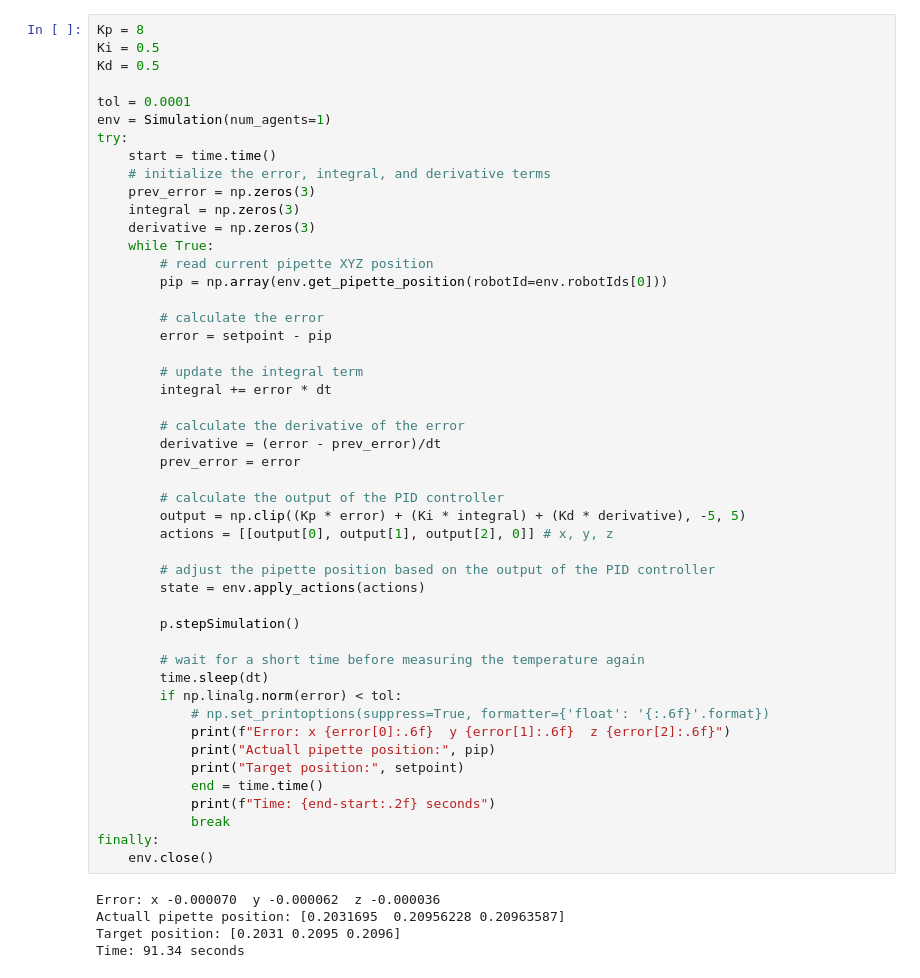
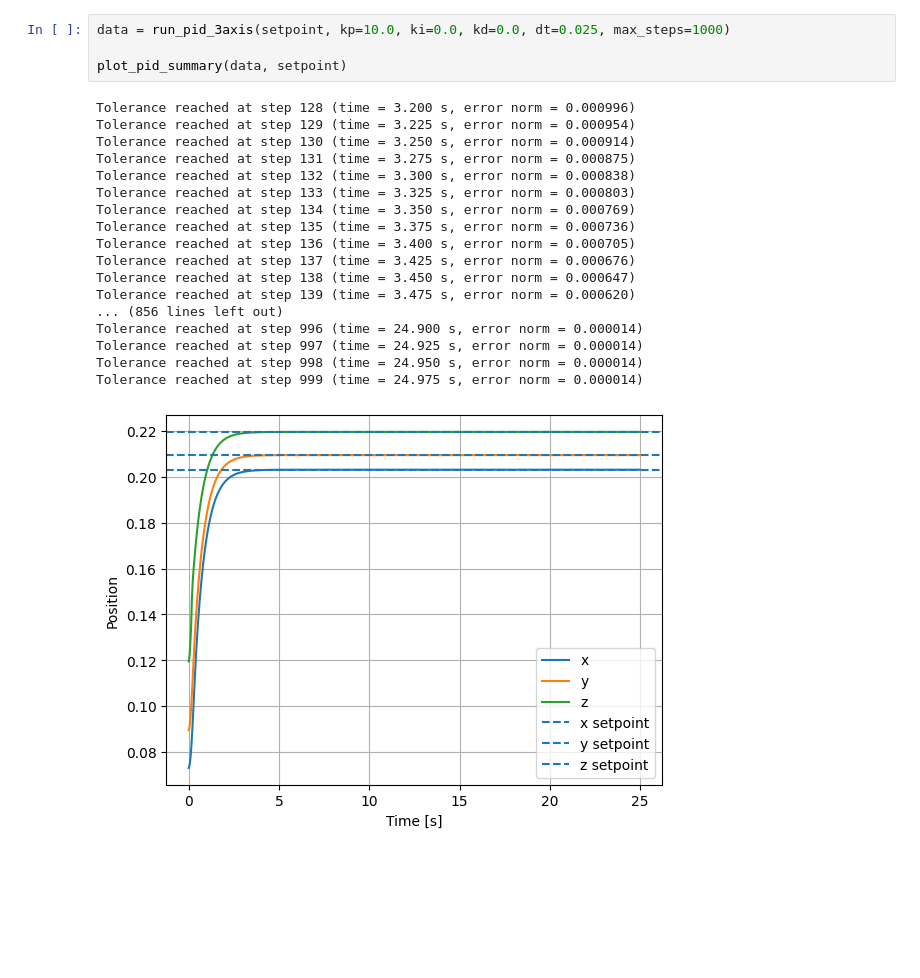
Before and after one commit to MaciejCzerniak243552/ot2-rl-243552-maciej, a Jupyter notebook: task09_robotics_environment/Y2B-2023-OT2_Twin/task10_pid_controller.ipynb, the cells around one changed output. Drawn from its saved outputs; the diff is of its cells as text; blank space fills up the shorter version.

```diff
--- a/task09_robotics_environment/Y2B-2023-OT2_Twin/task10_pid_controller.ipynb
+++ b/task09_robotics_environment/Y2B-2023-OT2_Twin/task10_pid_controller.ipynb
@@ -251,53 +197,23 @@ Time: 7.63 seconds
-# %%
-Kp = 8
-Ki = 0.5
-Kd = 0.5
-
-tol = 0.0001
-env = Simulation(num_agents=1)
-try:
-    start = time.time()
-    # initialize the error, integral, and derivative terms
-    prev_error = np.zeros(3)
-    integral = np.zeros(3)
-    derivative = np.zeros(3)
-    while True:
-        # read current pipette XYZ position
-        pip = np.array(env.get_pipette_position(robotId=env.robotIds[0]))
-
-        # calculate the error
-        error = setpoint - pip
-
-        # update the integral term
-        integral += error * dt
-
-        # calculate the derivative of the error
-        derivative = (error - prev_error)/dt
-        prev_error = error
-
-        # calculate the output of the PID controller
-        output = np.clip((Kp * error) + (Ki * integral) + (Kd * derivative), -5, 5)
-        actions = [[output[0], output[1], output[2], 0]] # x, y, z
-
-        # adjust the pipette position based on the output of the PID controller
-        state = env.apply_actions(actions)
-
-        p.stepSimulation()
-
-        # wait for a short time before measuring the temperature again
-        time.sleep(dt)
-        if np.linalg.norm(error) < tol:
-            # np.set_printoptions(suppress=True, formatter={'float': '{:.6f}'.format})
-            print(f"Error: x {error[0]:.6f}  y {error[1]:.6f}  z {error[2]:.6f}")
-            print("Actuall pipette position:", pip)
-            print("Target position:", setpoint)
-            end = time.time()
-            print(f"Time: {end-start:.2f} seconds")
-            break
-finally:
-    env.close()
-# %% [output]
-Error: x -0.000070  y -0.000062  z -0.000036
-Actuall pipette position: [0.2031695  0.20956228 0.20963587]
-Target position: [0.2031 0.2095 0.2096]
-Time: 91.34 seconds
+# %%
+data = run_pid_3axis(setpoint, kp=10.0, ki=0.0, kd=0.0, dt=0.025, max_steps=1000)
+
+plot_pid_summary(data, setpoint)
+# %% [output]
+Tolerance reached at step 128 (time = 3.200 s, error norm = 0.000996)
+Tolerance reached at step 129 (time = 3.225 s, error norm = 0.000954)
+Tolerance reached at step 130 (time = 3.250 s, error norm = 0.000914)
+Tolerance reached at step 131 (time = 3.275 s, error norm = 0.000875)
+Tolerance reached at step 132 (time = 3.300 s, error norm = 0.000838)
+Tolerance reached at step 133 (time = 3.325 s, error norm = 0.000803)
+Tolerance reached at step 134 (time = 3.350 s, error norm = 0.000769)
+Tolerance reached at step 135 (time = 3.375 s, error norm = 0.000736)
+Tolerance reached at step 136 (time = 3.400 s, error norm = 0.000705)
+Tolerance reached at step 137 (time = 3.425 s, error norm = 0.000676)
+Tolerance reached at step 138 (time = 3.450 s, error norm = 0.000647)
+Tolerance reached at step 139 (time = 3.475 s, error norm = 0.000620)
+... (856 lines left out)
+Tolerance reached at step 996 (time = 24.900 s, error norm = 0.000014)
+Tolerance reached at step 997 (time = 24.925 s, error norm = 0.000014)
+Tolerance reached at step 998 (time = 24.950 s, error norm = 0.000014)
+Tolerance reached at step 999 (time = 24.975 s, error norm = 0.000014)
+[figure, added]
```
Also changed, not shown: parts of 24 cells of this notebook, 4 other files.
